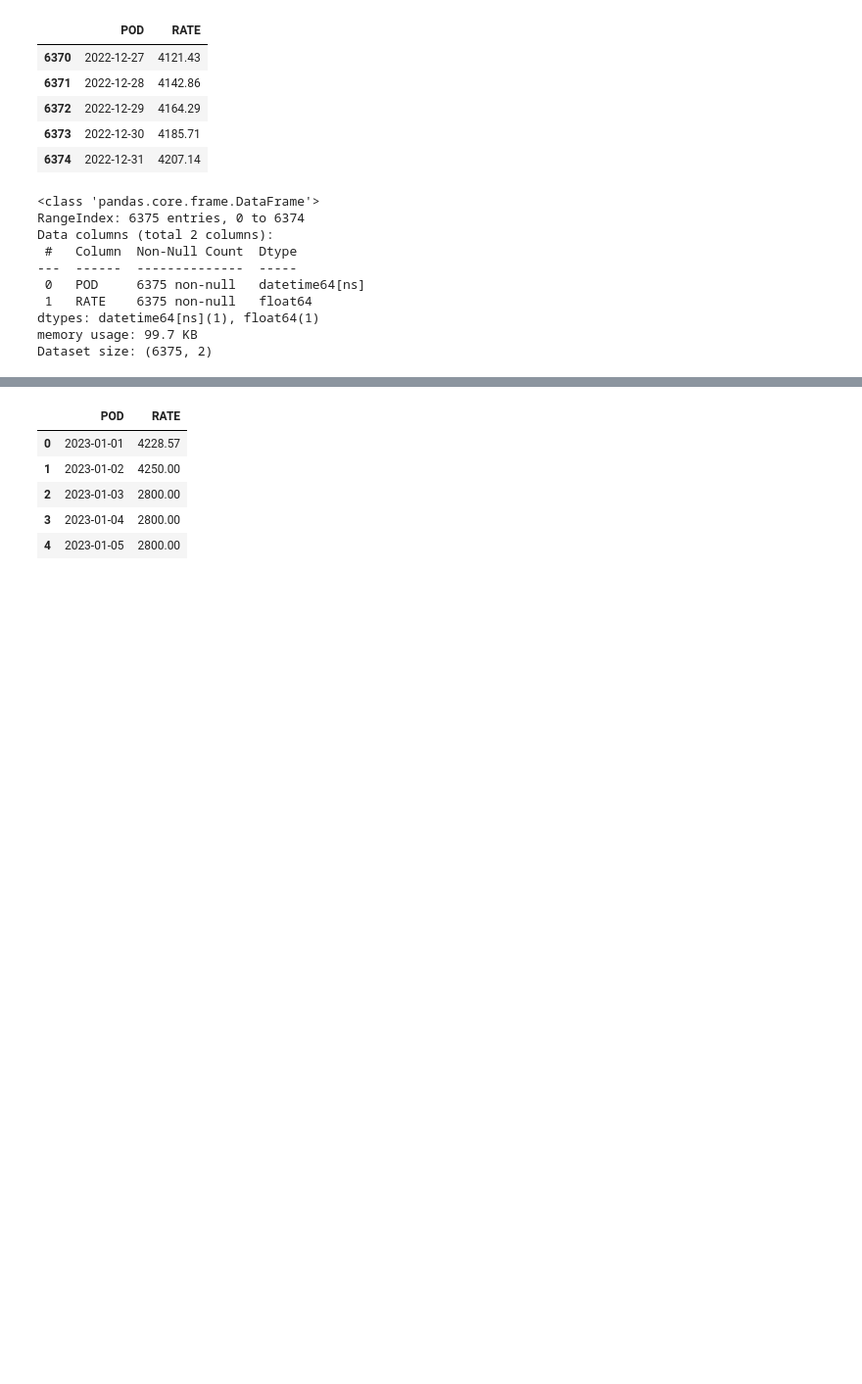
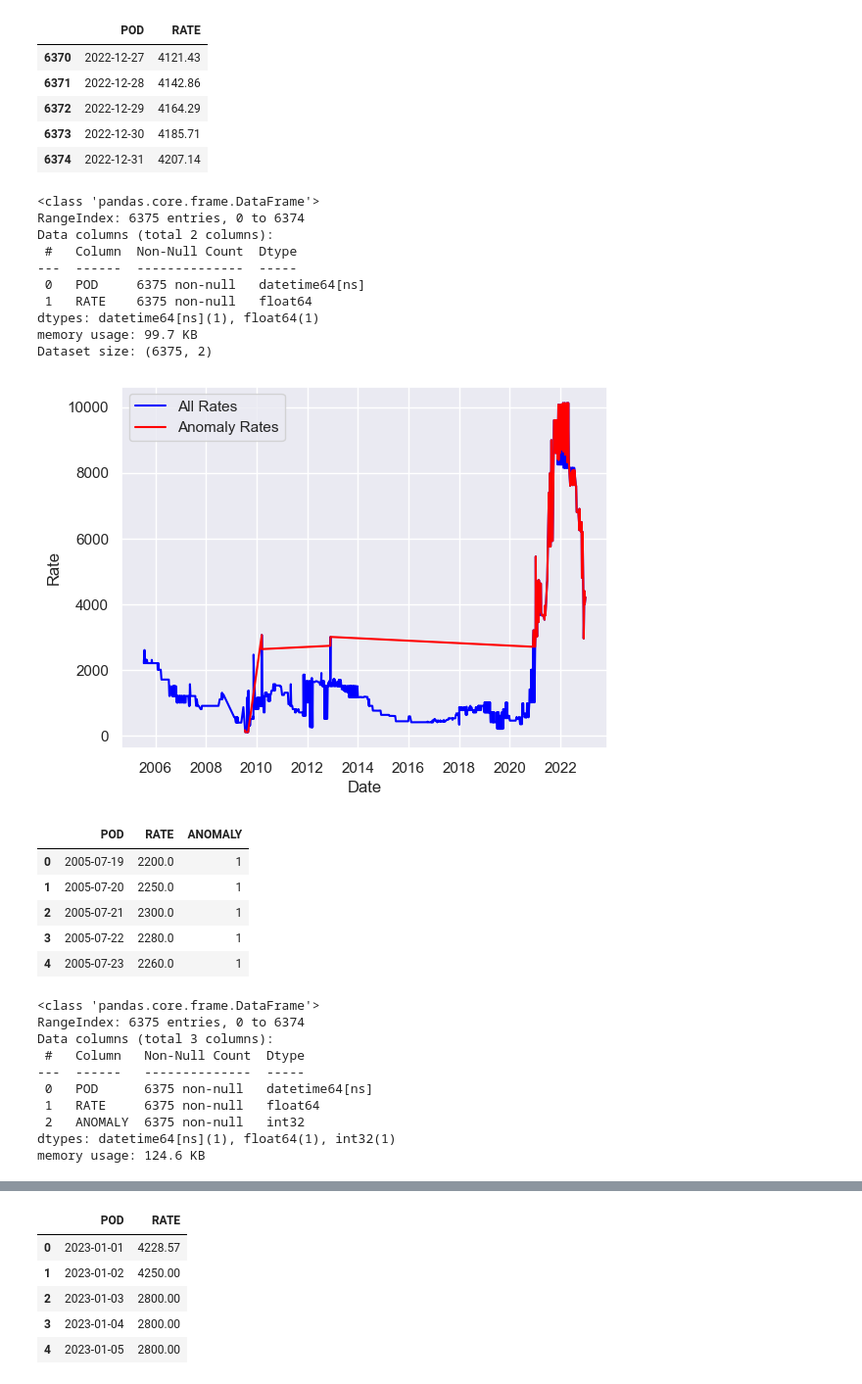
Before and after one commit to aloysiuswjw/Cost-Rate-Analysis, a Jupyter notebook: fc_main.ipynb, the cells around one changed output, grey strips where cells are left out. Shown: that part at 98% size. Saved outputs shown, nothing was run; the diff lists cells and outputs as text; code cells hidden in the pictures; blank space fills up the shorter version.

```diff
--- a/fc_main.ipynb
+++ b/fc_main.ipynb
@@ -58,3 +50,53 @@ Data columns (total 2 columns):
 dtypes: datetime64[ns](1), float64(1)
 memory usage: 99.7 KB
 Dataset size: (6375, 2)
+# %%
+def FindANOMALY(df):
+
+    # Isolation Forest Algo
+    clf = IsolationForest(n_estimators=100, max_samples='auto', contamination=0.1, random_state=42)
+
+    # Train the algorithm
+    clf.fit(df[['RATE']])
+
+    # Predict anomalies
+    df['ANOMALY'] = clf.predict(df[['RATE']])
+
+    # Create a new dataframe for the anomalies
+    is_anomaly = df[df['ANOMALY'] == -1].reset_index(drop=True)
+
+    # Plot the data
+    plt.plot(df['POD'], df['RATE'], color='blue', label='All Rates')
+    plt.plot(is_anomaly['POD'], is_anomaly['RATE'], color='red', label='Anomaly Rates')
+
+    # Add axis labels and legend
+    plt.xlabel('Date')
+    plt.ylabel('Rate')
+    plt.legend()
+
+    # Show the plot
+    plt.show()
+
+    return df
+# %%
+is_anomaly = FindANOMALY(df_before)
+is_anomaly.head()
+is_anomaly.info()
+# %% [output]
+[figure, added]
+|  | POD | RATE | ANOMALY |
+| 0 | 2005-07-19 | 2200.0 | 1 |
+| 1 | 2005-07-20 | 2250.0 | 1 |
+| 2 | 2005-07-21 | 2300.0 | 1 |
+| 3 | 2005-07-22 | 2280.0 | 1 |
+| 4 | 2005-07-23 | 2260.0 | 1 |
+<class 'pandas.core.frame.DataFrame'>
+RangeIndex: 6375 entries, 0 to 6374
+Data columns (total 3 columns):
+ #   Column   Non-Null Count  Dtype
+---  ------   --------------  -----
+ 0   POD      6375 non-null   datetime64[ns]
+ 1   RATE     6375 non-null   float64
+ 2   ANOMALY  6375 non-null   int32
+dtypes: datetime64[ns](1), float64(1), int32(1)
+memory usage: 124.6 KB
```
Also changed, not shown: parts of 13 cells of this notebook, 1 other file.
